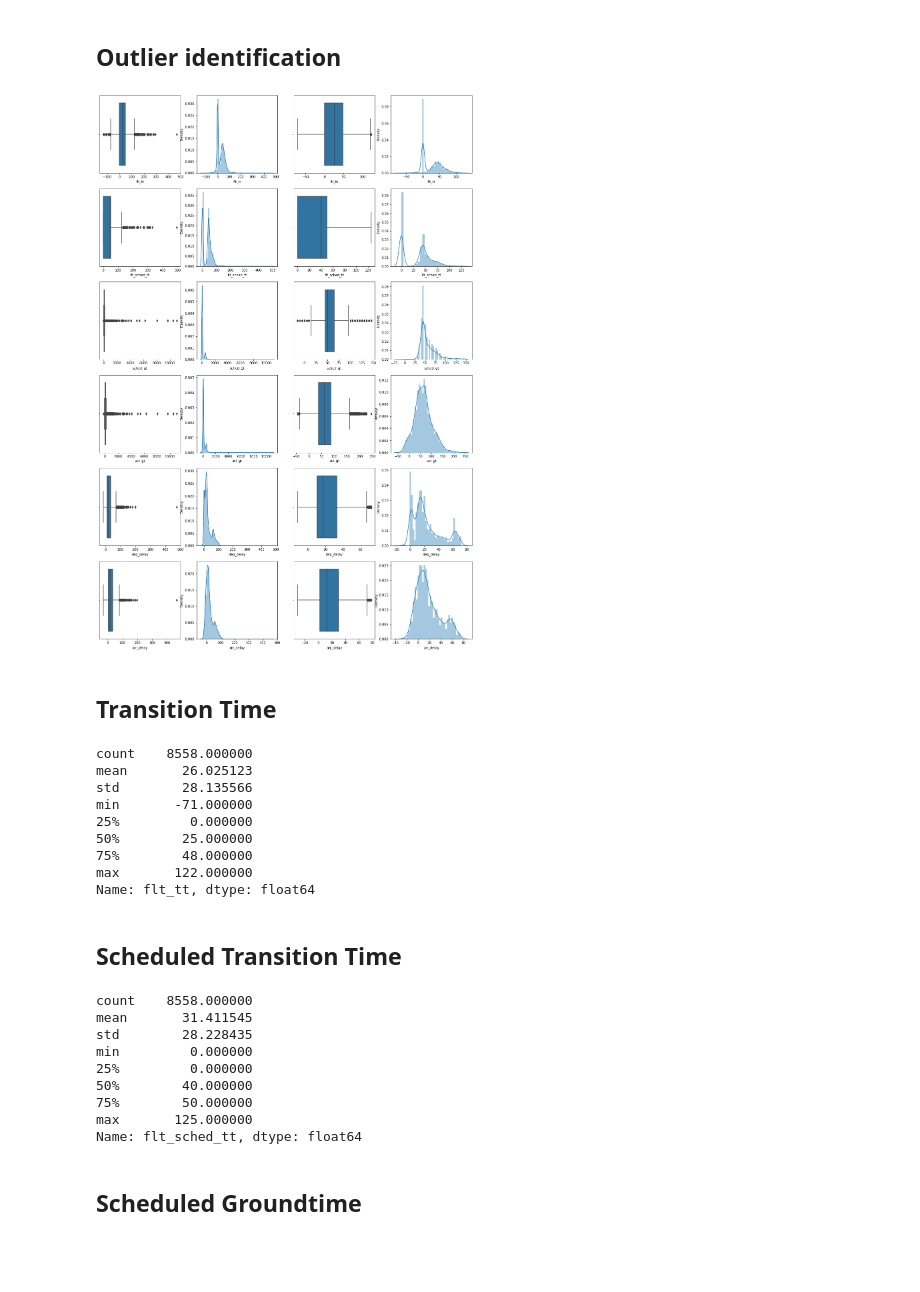
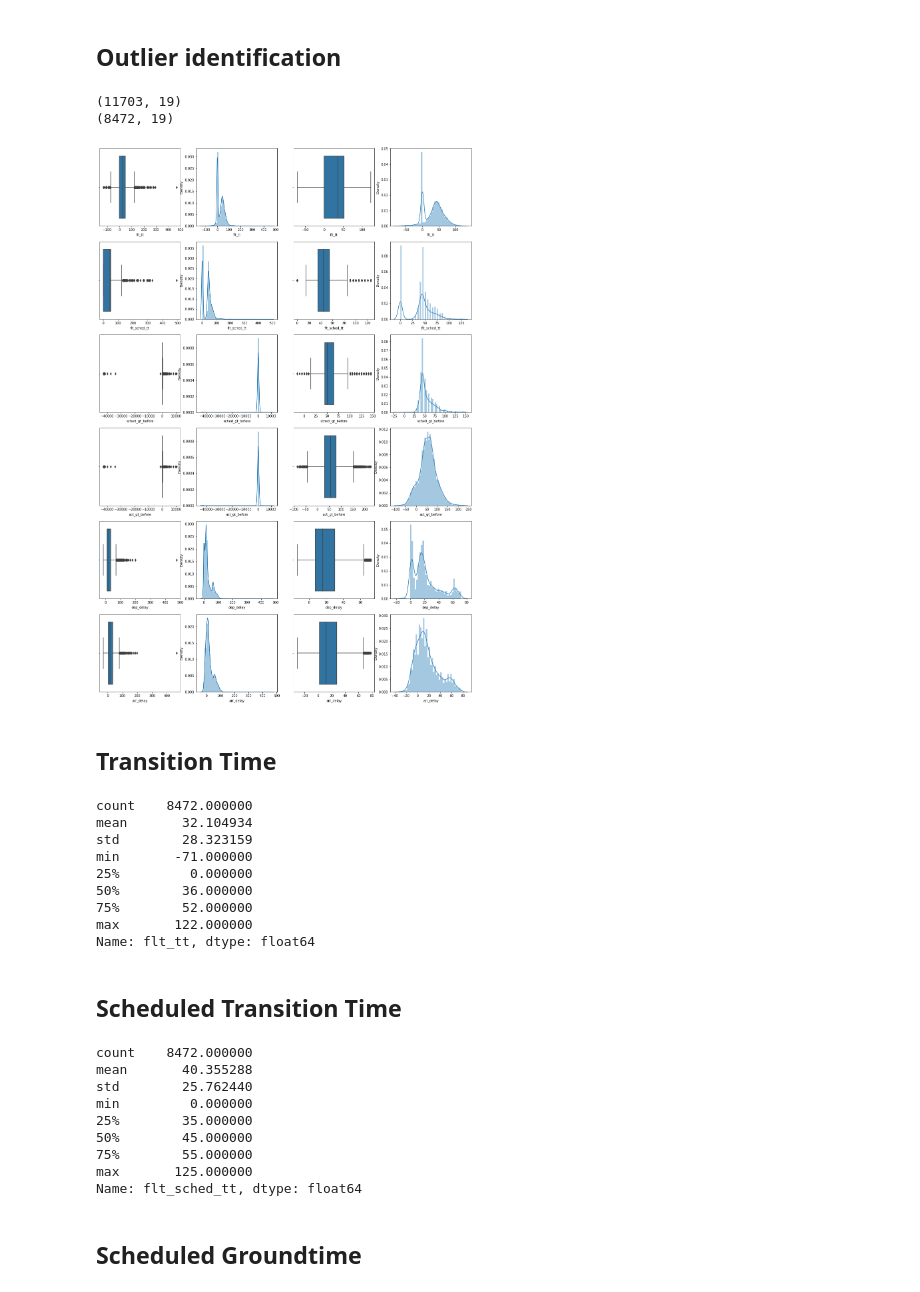
Before and after one commit to HinNerd/Flight_Prediction, a Jupyter notebook: notebooks/4_final_cleanup.ipynb, the cells around one changed output. Drawn from its saved outputs; the diff is of its cells as text; code cells hidden in the pictures; blank space fills up the shorter version.

```diff
--- a/notebooks/4_final_cleanup.ipynb
+++ b/notebooks/4_final_cleanup.ipynb
@@ -20,6 +20,9 @@ pd.set_option('display.max_columns', None)
 
 data_path = '../data/interim/'
 df = pd.read_pickle(os.path.join(data_path, 'features.pkl'))
+# %%
+# Drop columns not needed for models
+df.drop(columns=['flt_offblock', 'flt_onblock', 'flt_sched_dep', 'flt_sched_arr', 'cc_roles', 'sched_gt', 'act_gt'], inplace=True)
 # %% [markdown]
 ## Outlier identification
 # %%
@@ -47,6 +50,12 @@ def remove(df, ls):
     return df
 
 df_cleaned = remove(df, outlier_idx)
+# %%
+print(df.shape)
+print(df_cleaned.shape)
+# %% [output]
+(11703, 19)
+(8472, 19)
 # %%
 # Printing box- and distplots for cleaned and uncleaned data.
 
@@ -71,57 +80,57 @@ plt.subplot(6,4,8)
 sns.distplot(df_cleaned['flt_sched_tt'])
 
 plt.subplot(6,4,9)
-sns.boxplot(x=df['sched_gt'])
+sns.boxplot(x=df['sched_gt_before'])
 plt.subplot(6,4,10)
-sns.distplot(df['sched_gt'])
+sns.distplot(df['sched_gt_before'])
 plt.subplot(6,4,11)
-sns.boxplot(x=df_cleaned['sched_gt'])
+sns.boxplot(x=df_cleaned['sched_gt_before'])
 plt.subplot(6,4,12)
-sns.distplot(df_cleaned['sched_gt'])
+sns.distplot(df_cleaned['sched_gt_before'])
 
 plt.subplot(6,4,13)
-sns.boxplot(x=df['act_gt'])
+sns.boxplot(x=df['act_gt_before'])
 plt.subplot(6,4,14)
-sns.distplot(df['act_gt'])
+sns.distplot(df['act_gt_before'])
 plt.subplot(6,4,15)
-sns.boxplot(x=df_cleaned['act_gt'])
+sns.boxplot(x=df_cleaned['act_gt_before'])
 plt.subplot(6,4,16)
-sns.distplot(df_cleaned['act_gt'])
+sns.distplot(df_cleaned['act_gt_before'])
 
 plt.subplot(6,4,17)
 sns.boxplot(x=df['dep_delay'])
 plt.subplot(6,4,18)
 sns.distplot(df['dep_delay'])
 plt.subplot(6,4,19)
 sns.boxplot(x=df_cleaned['dep_delay'])
 plt.subplot(6,4,20)
 sns.distplot(df_cleaned['dep_delay'])
 
 plt.subplot(6,4,21)
 sns.boxplot(x=df['arr_delay'])
 plt.subplot(6,4,22)
 sns.distplot(df['arr_delay'])
 plt.subplot(6,4,23)
 sns.boxplot(x=df_cleaned['arr_delay'])
 plt.subplot(6,4,24)
 sns.distplot(df_cleaned['arr_delay'])
 
 plt.show()
 # %% [output]
-[figure, old version]
+[figure, new version]
 # %% [markdown]
 ## Transition Time
 # %%
 # Describe flt_tt
 df_cleaned['flt_tt'].describe()
 # %% [output]
-count    8558.000000
-mean       26.025123
-std        28.135566
+count    8472.000000
+mean       32.104934
+std        28.323159
 min       -71.000000
 25%         0.000000
-50%        25.000000
-75%        48.000000
+50%        36.000000
+75%        52.000000
 max       122.000000
 Name: flt_tt, dtype: float64
 # %% [markdown]
@@ -130,13 +139,13 @@ Name: flt_tt, dtype: float64
 # Describe flt_sched_tt
 df_cleaned['flt_sched_tt'].describe()
 # %% [output]
-count    8558.000000
-mean       31.411545
-std        28.228435
+count    8472.000000
+mean       40.355288
+std        25.762440
 min         0.000000
-25%         0.000000
-50%        40.000000
-75%        50.000000
+25%        35.000000
+50%        45.000000
+75%        55.000000
 max       125.000000
 Name: flt_sched_tt, dtype: float64
 # %% [markdown]
```
Also changed, not shown: parts of 23 cells of this notebook, 5 other files.
